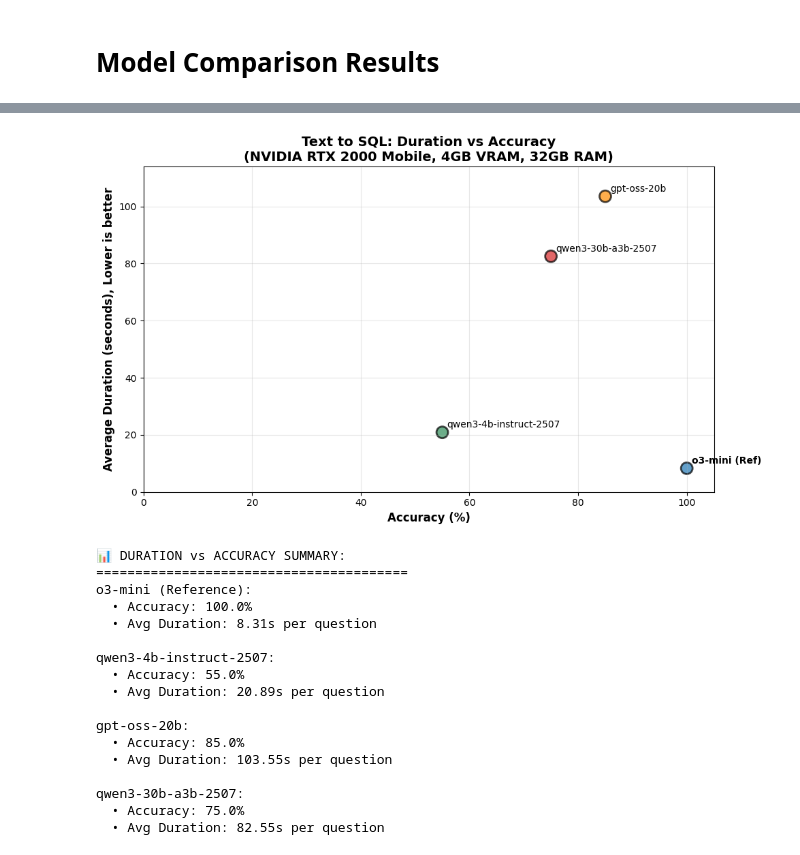
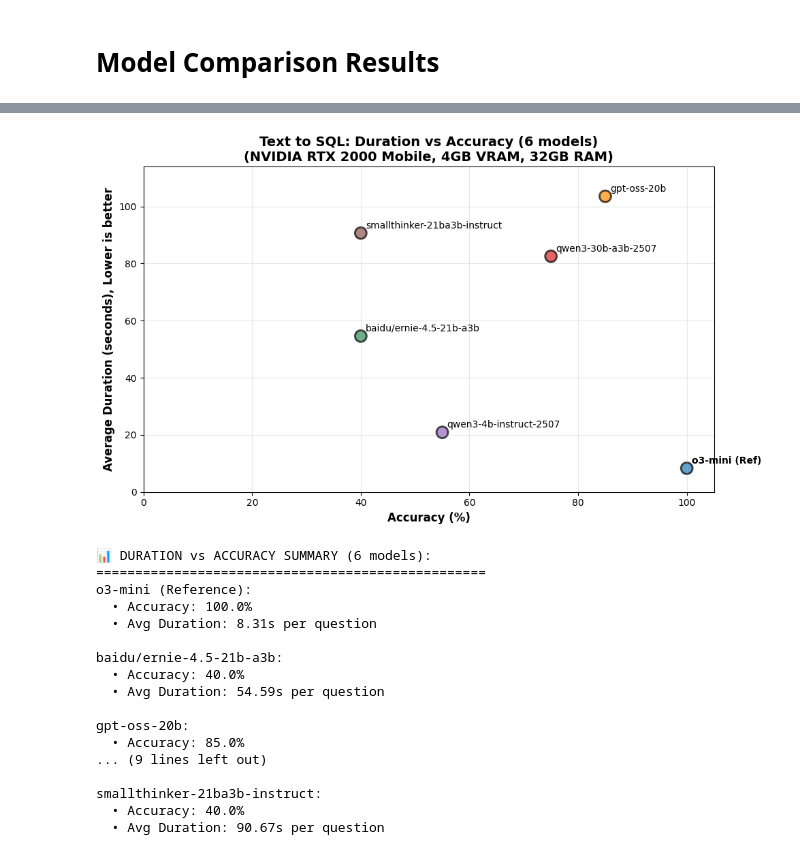
Before and after one commit to djouallah/semantic_sql_testing, a Jupyter notebook: SLM_SQL_test.ipynb, the cells around one changed output, grey strips where cells are left out. Saved outputs shown, nothing was run; the diff lists cells and outputs as text; code cells hidden in the pictures.

```diff
--- a/SLM_SQL_test.ipynb
+++ b/SLM_SQL_test.ipynb
@@ -1066,60 +1138,61 @@ avg_time = comparison_table['avg_duration_per_question'].tolist()
 # Create simple scatter plot
 plt.figure(figsize=(10, 6))
 
-# Define colors for each model
-colors = ['#1f77b4', '#2e8b57', '#ff8c00', '#d62728']  # Blue, Green, Orange, Red
+# Dynamic color palette for scatter plot
+base_colors = ['#1f77b4', '#2e8b57', '#ff8c00', '#d62728', '#9467bd', '#8c564b', '#e377c2', '#7f7f7f', '#bcbd22', '#17becf']
+colors = (base_colors * ((len(models) // len(base_colors)) + 1))[:len(models)]
 
 # Create scatter plot
 plt.scatter(accuracy, avg_time, c=colors, s=150, alpha=0.7, edgecolors='black', linewidth=2)
 
 # Add labels for each point
 for i, model in enumerate(models):
     label = f'{model}' + (' (Ref)' if model == model0 else '')
     plt.annotate(label, (accuracy[i], avg_time[i]),
                 xytext=(5, 5), textcoords='offset points',
                 fontsize=10, fontweight='bold' if model == model0 else 'normal')
 
 # Customize plot
 plt.xlabel('Accuracy (%)', fontsize=12, fontweight='bold')
 plt.ylabel('Average Duration (seconds), Lower is better', fontsize=12, fontweight='bold')
-plt.title('Text to SQL: Duration vs Accuracy\n(NVIDIA RTX 2000 Mobile, 4GB VRAM, 32GB RAM)', fontsize=14, fontweight='bold')
+plt.title(f'Text to SQL: Duration vs Accuracy ({len(models)} models)\n(NVIDIA RTX 2000 Mobile, 4GB VRAM, 32GB RAM)', fontsize=14, fontweight='bold')
 plt.grid(True, alpha=0.3)
 
 # Set axis limits with some padding
 plt.xlim(0, 105)
 plt.ylim(0, max(avg_time) * 1.1 if max(avg_time) > 0 else 0.1)
 
 plt.tight_layout()
 plt.show()
 
 # Print summary
-print("📊 DURATION vs ACCURACY SUMMARY:")
-print("=" * 40)
+print(f"📊 DURATION vs ACCURACY SUMMARY ({len(models)} models):")
+print("=" * 50)
 for i, model in enumerate(models):
     reference_note = " (Reference)" if model == model0 else ""
     print(f"{model}{reference_note}:")
     print(f"  • Accuracy: {accuracy[i]}%")
     print(f"  • Avg Duration: {avg_time[i]}s per question")
     print()
 # %% [output]
-[figure, old version]
+[figure, new version]
-📊 DURATION vs ACCURACY SUMMARY:
-========================================
+📊 DURATION vs ACCURACY SUMMARY (6 models):
+==================================================
 o3-mini (Reference):
   • Accuracy: 100.0%
   • Avg Duration: 8.31s per question
 
-qwen3-4b-instruct-2507:
-  • Accuracy: 55.0%
-  • Avg Duration: 20.89s per question
+baidu/ernie-4.5-21b-a3b:
+  • Accuracy: 40.0%
+  • Avg Duration: 54.59s per question
 
 gpt-oss-20b:
   • Accuracy: 85.0%
-  • Avg Duration: 103.55s per question
+... (9 lines left out)
 
-qwen3-30b-a3b-2507:
-  • Accuracy: 75.0%
-  • Avg Duration: 82.55s per question
+smallthinker-21ba3b-instruct:
+  • Accuracy: 40.0%
+  • Avg Duration: 90.67s per question
 # %%
 # 🔥 Show all Queries 🔥
 
```
Also changed, not shown: parts of 5 cells of this notebook.
